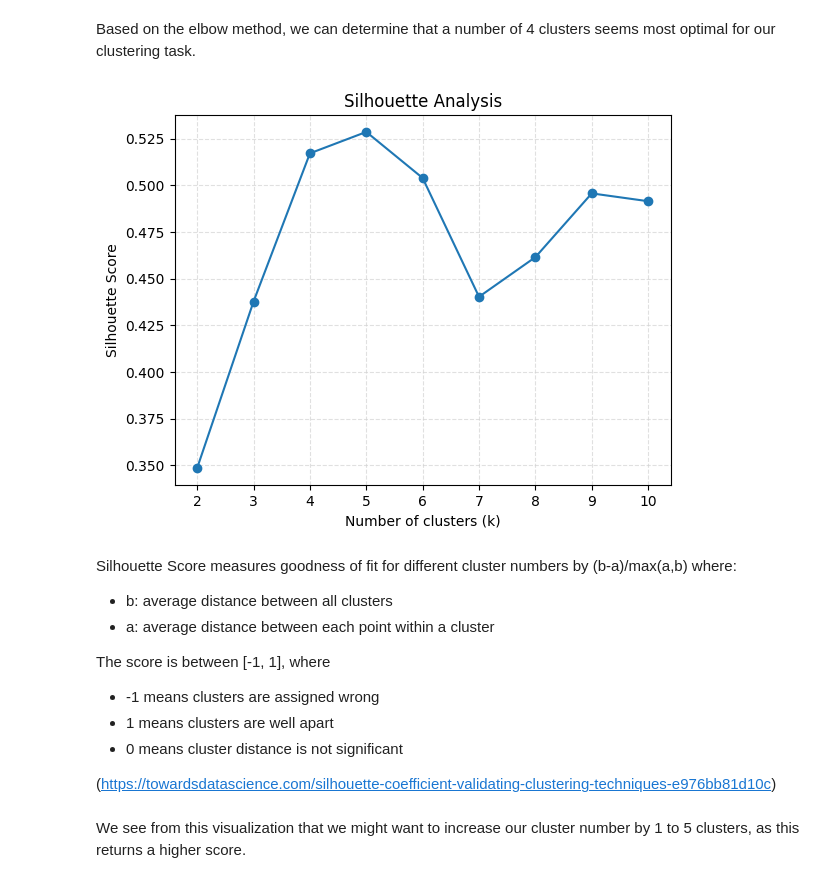
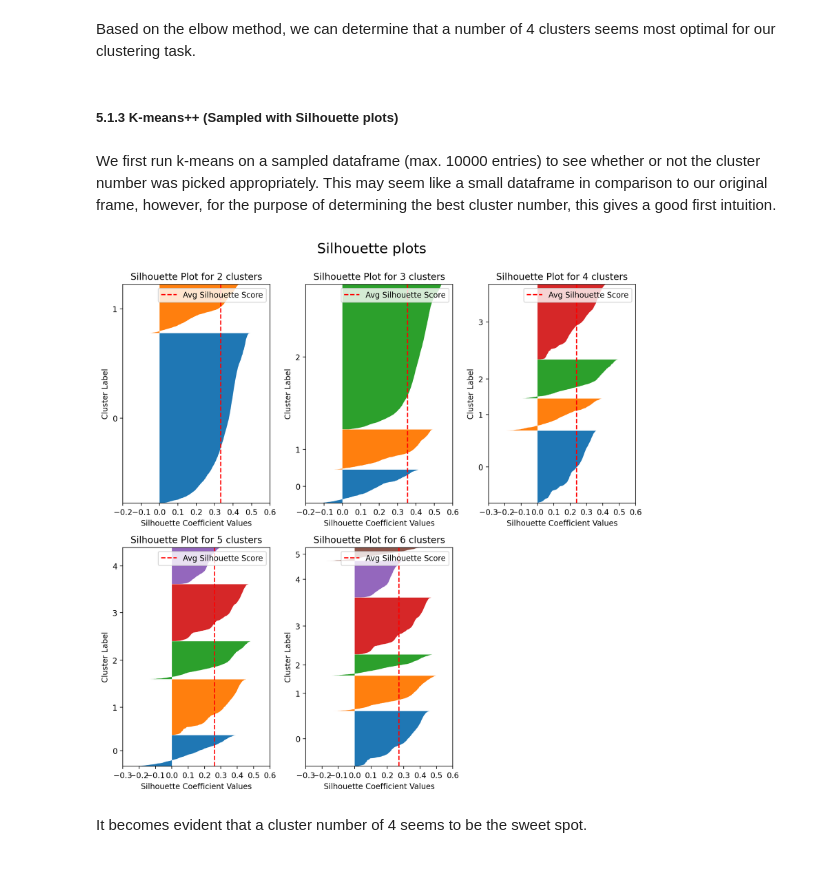
Before and after one commit to madxox/AAA_Teamassignment, a Jupyter notebook: 03_cluster_analysis.ipynb, the cells around one changed output. Drawn from its saved outputs; the diff is of its cells as text; code cells hidden in the pictures.

```diff
--- a/03_cluster_analysis.ipynb
+++ b/03_cluster_analysis.ipynb
@@ -394,19 +396,33 @@ minibatch_elbow_method(df_scaled, max_clusters=10)
 # %% [markdown]
 Based on the elbow method, we can determine that a number of 4 clusters seems most optimal for our clustering task.
-# %%
-minibatch_silhouette_score(df_scaled, max_clusters=10, sample_size=10000)
-# %% [output]
-[figure, removed]
-# %% [markdown]
-Silhouette Score measures goodness of fit for different cluster numbers by (b-a)/max(a,b) where:
-- b: average distance between all clusters
-- a: average distance between each point within a cluster
-
-The score is between [-1, 1], where
-- -1 means clusters are assigned wrong
-- 1 means clusters are well apart
-- 0 means cluster distance is not significant
-
-(https://towardsdatascience.com/silhouette-coefficient-validating-clustering-techniques-e976bb81d10c)
-# %% [markdown]
-We see from this visualization that we might want to increase our cluster number by 1 to 5 clusters, as this returns a higher score.
+# %%
+# Max cluster number for rest of notebook
+CLUSTER_NUMBER = 4
+# %% [markdown]
+##### **5.1.3 K-means++ (Sampled with Silhouette plots)**
+# %% [markdown]
+We first run k-means on a sampled dataframe (max. 10000 entries) to see whether or not the cluster number was picked appropriately. This may seem like a small dataframe in comparison to our original frame, however, for the purpose of determining the best cluster number, this gives a good first intuition.
+# %%
+df_sampled = df_scaled.sample(n=10000, random_state=42)
+# %%
+# Calculate number of rows needed for plot space
+ncols = 3
+nrows = CLUSTER_NUMBER // ncols + (CLUSTER_NUMBER % ncols > 0)
+fig = plt.figure(figsize=(10,10), dpi=200)
+
+# Add two more clusters to see if better results
+for k in tqdm(range(2, CLUSTER_NUMBER+3)):
+    km = KMeans(n_clusters = k, n_init= 10, random_state=42)
+    km_fit = km.fit(df_sampled)
+
+    # Visualize
+    ax = plt.subplot(nrows, ncols, k-1)
+    silhouette_plot(df_sampled, km_fit, ax)
+
+fig.suptitle("Silhouette plots", fontsize=18, y=1)
+plt.tight_layout()
+plt.show()
+# %% [output]
+[figure, added]
+# %% [markdown]
+It becomes evident that a cluster number of 4 seems to be the sweet spot.
```
Also changed, not shown: parts of 31 cells of this notebook.
